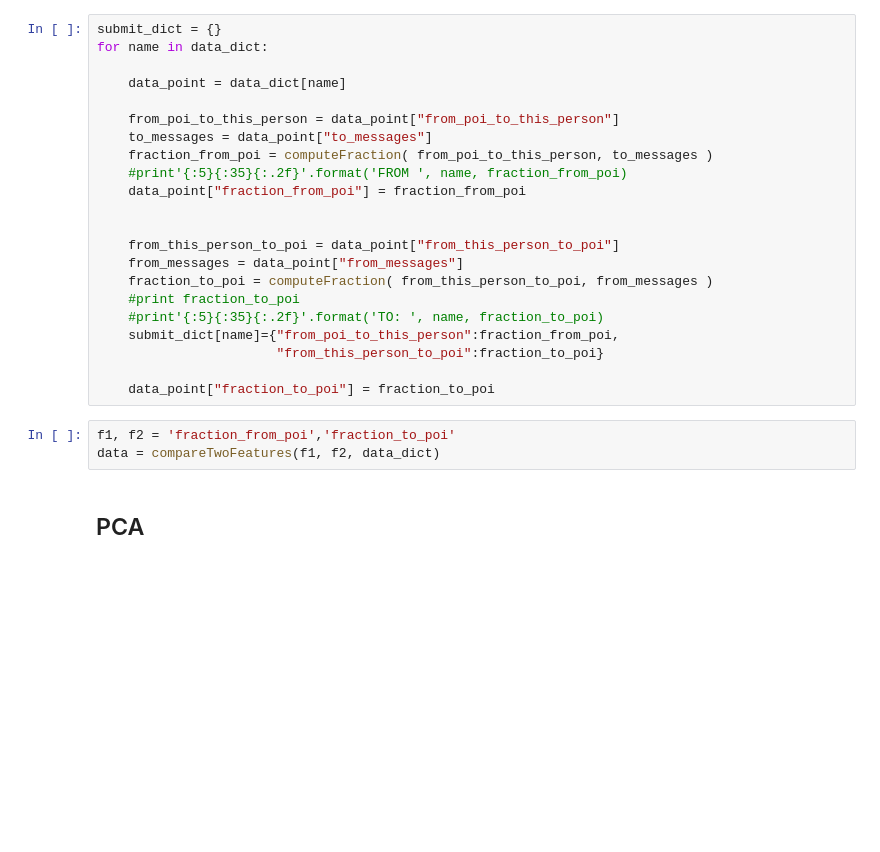
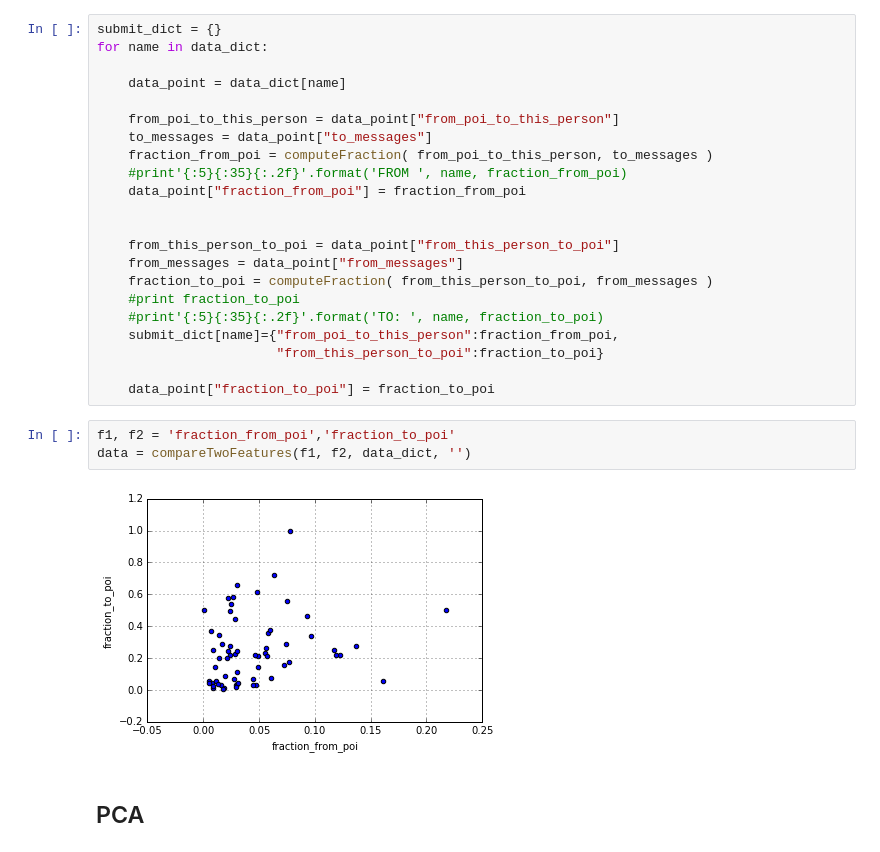
Before and after one commit to omoju/identifyFraudFromEnronEmail, a Jupyter notebook: IdentifyFraudFromEnronEmail.ipynb, the cells around one changed output. Cells and saved outputs as stored; diff of their text form; blank space fills up the shorter version.

```diff
--- a/IdentifyFraudFromEnronEmail.ipynb
+++ b/IdentifyFraudFromEnronEmail.ipynb
@@ -113,7 +113,9 @@ for name in data_dict:
     data_point["fraction_to_poi"] = fraction_to_poi
 # %%
 f1, f2 = 'fraction_from_poi','fraction_to_poi'
-data = compareTwoFeatures(f1, f2, data_dict)
+data = compareTwoFeatures(f1, f2, data_dict, '')
+# %% [output]
+[figure, added]
 # %% [markdown]
 ## PCA
 # %% [markdown]
```
Also changed, not shown: 2 other files.
